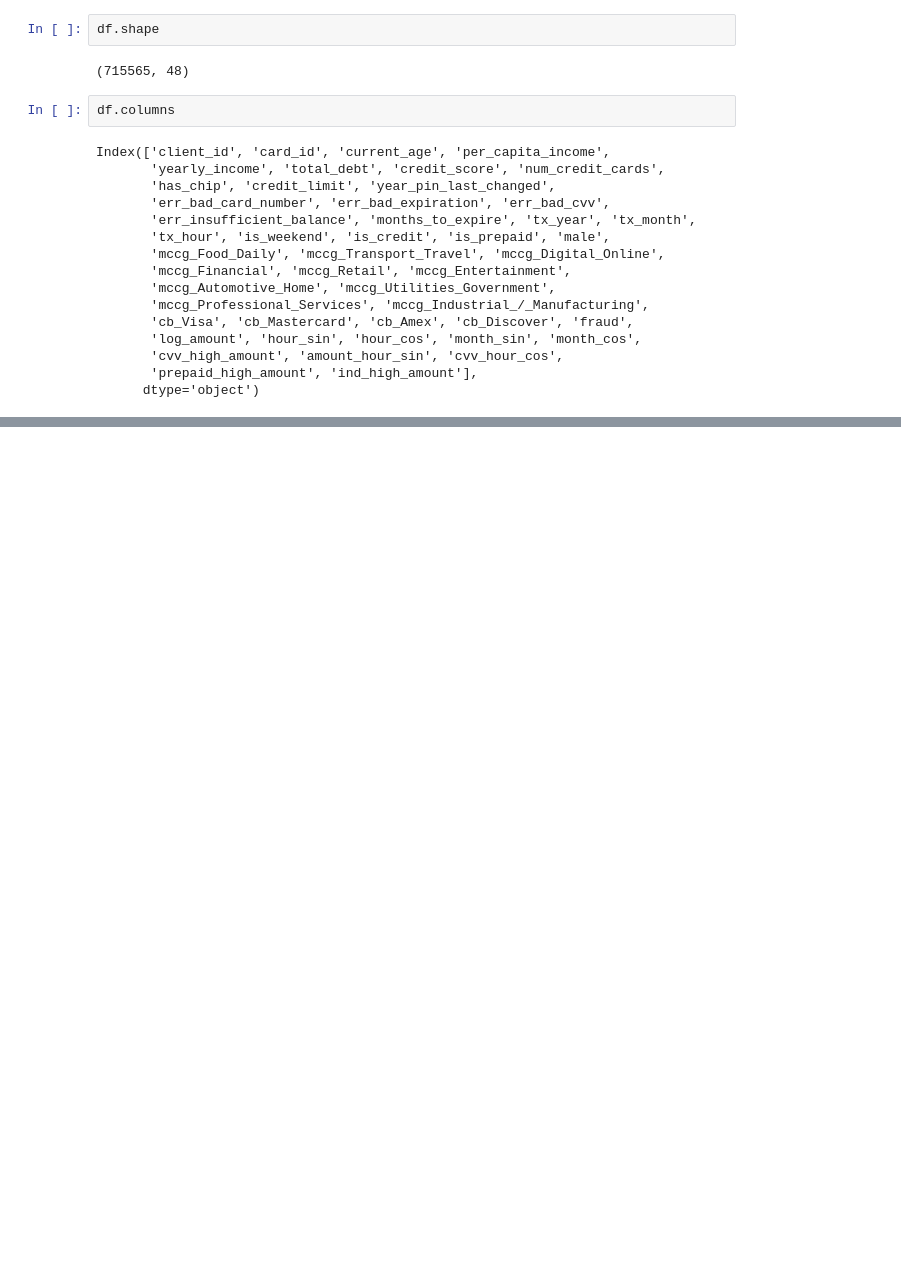
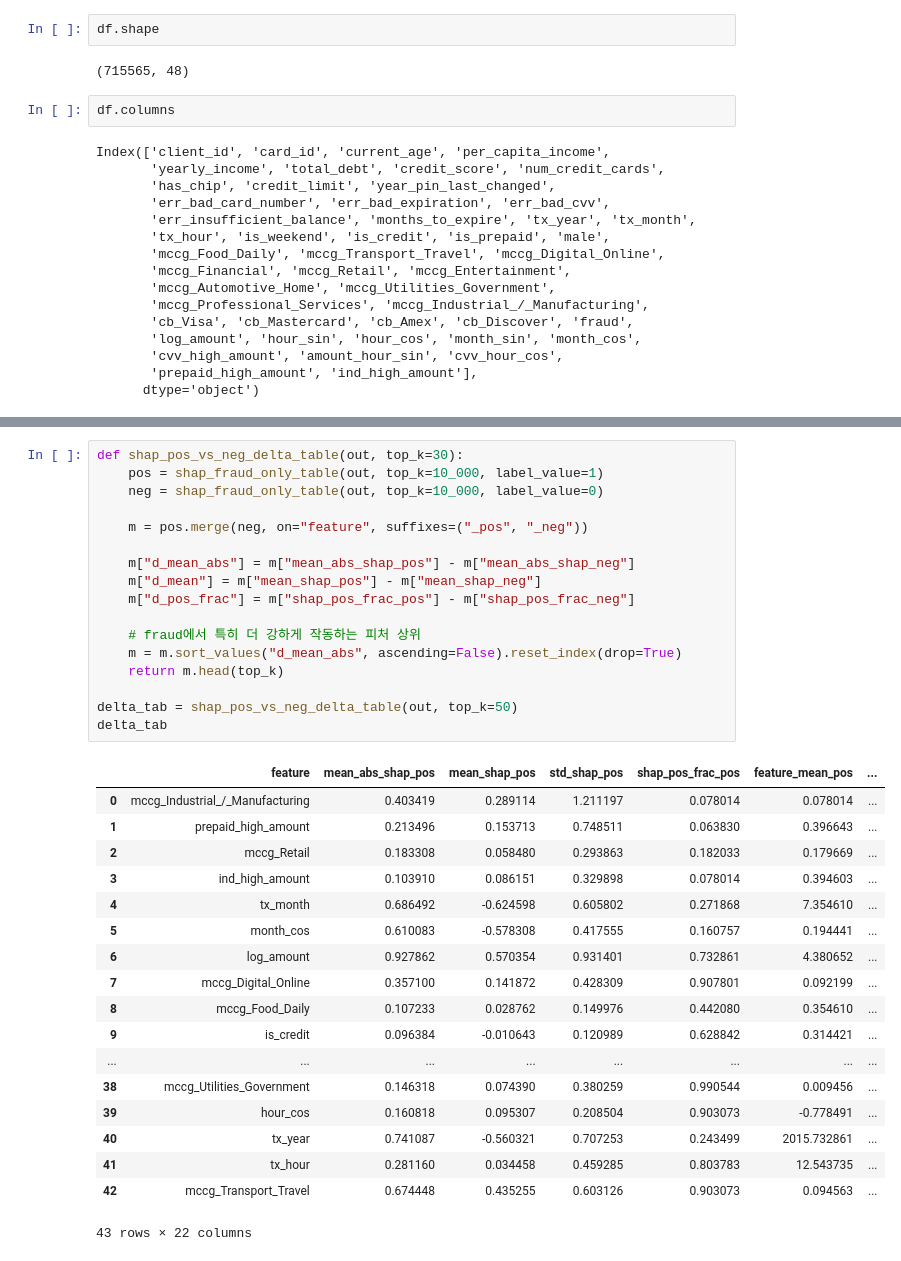
Before and after one commit to BDAIFin/knk, a Jupyter notebook: notebooks/00_build_dataset.ipynb, the cells around one changed output, grey strips where cells are left out. Cells and saved outputs as stored; diff of their text form; blank space fills up the shorter version.

```diff
--- a/notebooks/00_build_dataset.ipynb
+++ b/notebooks/00_build_dataset.ipynb
@@ -751,0 +1351,36 @@ weighted avg {'precision': 0.9777390808489942, 'recall': 0.9056761904761905, 'f1
+# %%
+def shap_pos_vs_neg_delta_table(out, top_k=30):
+    pos = shap_fraud_only_table(out, top_k=10_000, label_value=1)
+    neg = shap_fraud_only_table(out, top_k=10_000, label_value=0)
+
+    m = pos.merge(neg, on="feature", suffixes=("_pos", "_neg"))
+
+    m["d_mean_abs"] = m["mean_abs_shap_pos"] - m["mean_abs_shap_neg"]
+    m["d_mean"] = m["mean_shap_pos"] - m["mean_shap_neg"]
+    m["d_pos_frac"] = m["shap_pos_frac_pos"] - m["shap_pos_frac_neg"]
+
+    # fraud에서 특히 더 강하게 작동하는 피처 상위
+    m = m.sort_values("d_mean_abs", ascending=False).reset_index(drop=True)
+    return m.head(top_k)
+
+delta_tab = shap_pos_vs_neg_delta_table(out, top_k=50)
+delta_tab
+# %% [output]
+|  | feature | mean_abs_shap_pos | mean_shap_pos | std_shap_pos | shap_pos_frac_pos | feature_mean_pos | ... |
+| 0 | mccg_Industrial_/_Manufacturing | 0.403419 | 0.289114 | 1.211197 | 0.078014 | 0.078014 | ... |
+| 1 | prepaid_high_amount | 0.213496 | 0.153713 | 0.748511 | 0.063830 | 0.396643 | ... |
+| 2 | mccg_Retail | 0.183308 | 0.058480 | 0.293863 | 0.182033 | 0.179669 | ... |
+| 3 | ind_high_amount | 0.103910 | 0.086151 | 0.329898 | 0.078014 | 0.394603 | ... |
+| 4 | tx_month | 0.686492 | -0.624598 | 0.605802 | 0.271868 | 7.354610 | ... |
+| 5 | month_cos | 0.610083 | -0.578308 | 0.417555 | 0.160757 | 0.194441 | ... |
+| 6 | log_amount | 0.927862 | 0.570354 | 0.931401 | 0.732861 | 4.380652 | ... |
+| 7 | mccg_Digital_Online | 0.357100 | 0.141872 | 0.428309 | 0.907801 | 0.092199 | ... |
+| 8 | mccg_Food_Daily | 0.107233 | 0.028762 | 0.149976 | 0.442080 | 0.354610 | ... |
+| 9 | is_credit | 0.096384 | -0.010643 | 0.120989 | 0.628842 | 0.314421 | ... |
+| ... | ... | ... | ... | ... | ... | ... | ... |
+| 38 | mccg_Utilities_Government | 0.146318 | 0.074390 | 0.380259 | 0.990544 | 0.009456 | ... |
+| 39 | hour_cos | 0.160818 | 0.095307 | 0.208504 | 0.903073 | -0.778491 | ... |
+| 40 | tx_year | 0.741087 | -0.560321 | 0.707253 | 0.243499 | 2015.732861 | ... |
+| 41 | tx_hour | 0.281160 | 0.034458 | 0.459285 | 0.803783 | 12.543735 | ... |
+| 42 | mccg_Transport_Travel | 0.674448 | 0.435255 | 0.603126 | 0.903073 | 0.094563 | ... |
+43 rows × 22 columns
```
Also changed, not shown: parts of 37 cells of this notebook, 7 other files.
